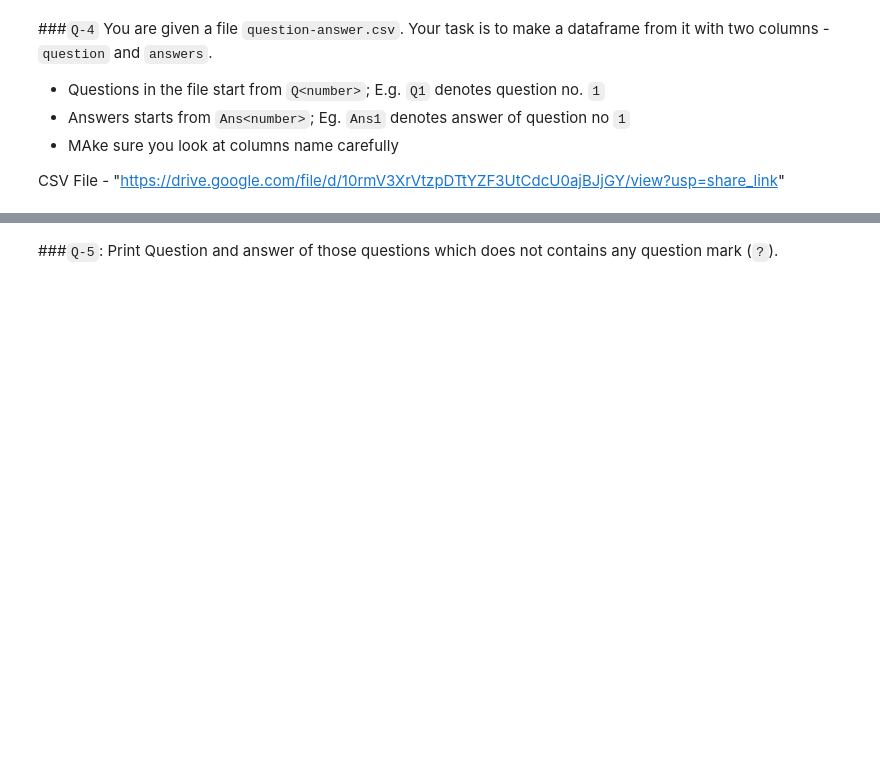
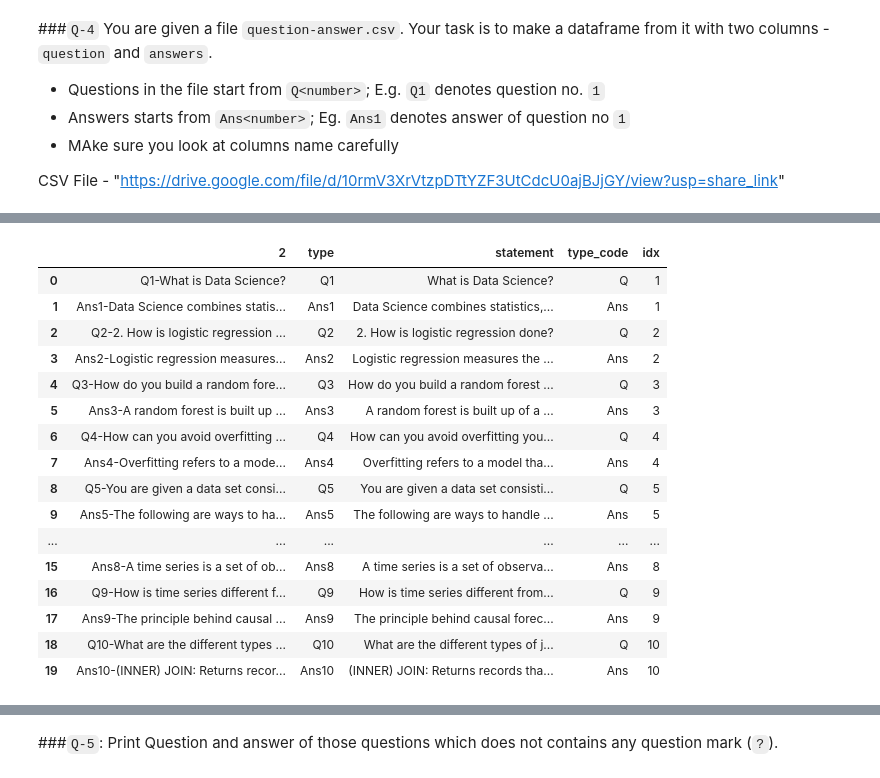
Before and after one commit to ushi-masuka/python-practice, a Jupyter notebook: day2202.ipynb, the cells around one changed output, grey strips where cells are left out. Cells and saved outputs as stored; diff of their text form; code cells hidden in the pictures; blank space fills up the shorter version.

Commit message:
5/10 done

```diff
--- a/day2202.ipynb
+++ b/day2202.ipynb
@@ -195,0 +180,3 @@ ParserError: Error tokenizing data. C error: Expected 1 fields in line 3, saw 44
+# %%
+qadf=pd.read_csv("/content/question-answer task 22.csv")
+qadf
@@ -195,0 +201,28 @@ ParserError: Error tokenizing data. C error: Expected 1 fields in line 3, saw 44
+# %%
+qadf=qadf.drop("Unnamed: 0",axis=1)
+# %%
+qadf["type"]=qadf["2"].str.split("-",n=1).str[0]
+qadf["statement"]=qadf["2"].str.split("-",n=1).str[1]
+# %%
+qadf["type_code"]=qadf['type'].str.extract(r'([A-Za-z]+)')
+qadf["idx"]=qadf['type'].str.extract(r'(\d+)').astype(int)
+# %%
+qadf
+# %% [output]
+|  | 2 | type | statement | type_code | idx |
+| 0 | Q1-What is Data Science? | Q1 | What is Data Science? | Q | 1 |
+| 1 | Ans1-Data Science combines statis... | Ans1 | Data Science combines statistics,... | Ans | 1 |
+| 2 | Q2-2. How is logistic regression ... | Q2 | 2. How is logistic regression done? | Q | 2 |
+| 3 | Ans2-Logistic regression measures... | Ans2 | Logistic regression measures the ... | Ans | 2 |
+| 4 | Q3-How do you build a random fore... | Q3 | How do you build a random forest ... | Q | 3 |
+| 5 | Ans3-A random forest is built up ... | Ans3 | A random forest is built up of a ... | Ans | 3 |
+| 6 | Q4-How can you avoid overfitting ... | Q4 | How can you avoid overfitting you... | Q | 4 |
+| 7 | Ans4-Overfitting refers to a mode... | Ans4 | Overfitting refers to a model tha... | Ans | 4 |
+| 8 | Q5-You are given a data set consi... | Q5 | You are given a data set consisti... | Q | 5 |
+| 9 | Ans5-The following are ways to ha... | Ans5 | The following are ways to handle ... | Ans | 5 |
+| ... | ... | ... | ... | ... | ... |
+| 15 | Ans8-A time series is a set of ob... | Ans8 | A time series is a set of observa... | Ans | 8 |
+| 16 | Q9-How is time series different f... | Q9 | How is time series different from... | Q | 9 |
+| 17 | Ans9-The principle behind causal ... | Ans9 | The principle behind causal forec... | Ans | 9 |
+| 18 | Q10-What are the different types ... | Q10 | What are the different types of j... | Q | 10 |
+| 19 | Ans10-(INNER) JOIN: Returns recor... | Ans10 | (INNER) JOIN: Returns records tha... | Ans | 10 |
```
Also changed, not shown: parts of 13 cells of this notebook.
